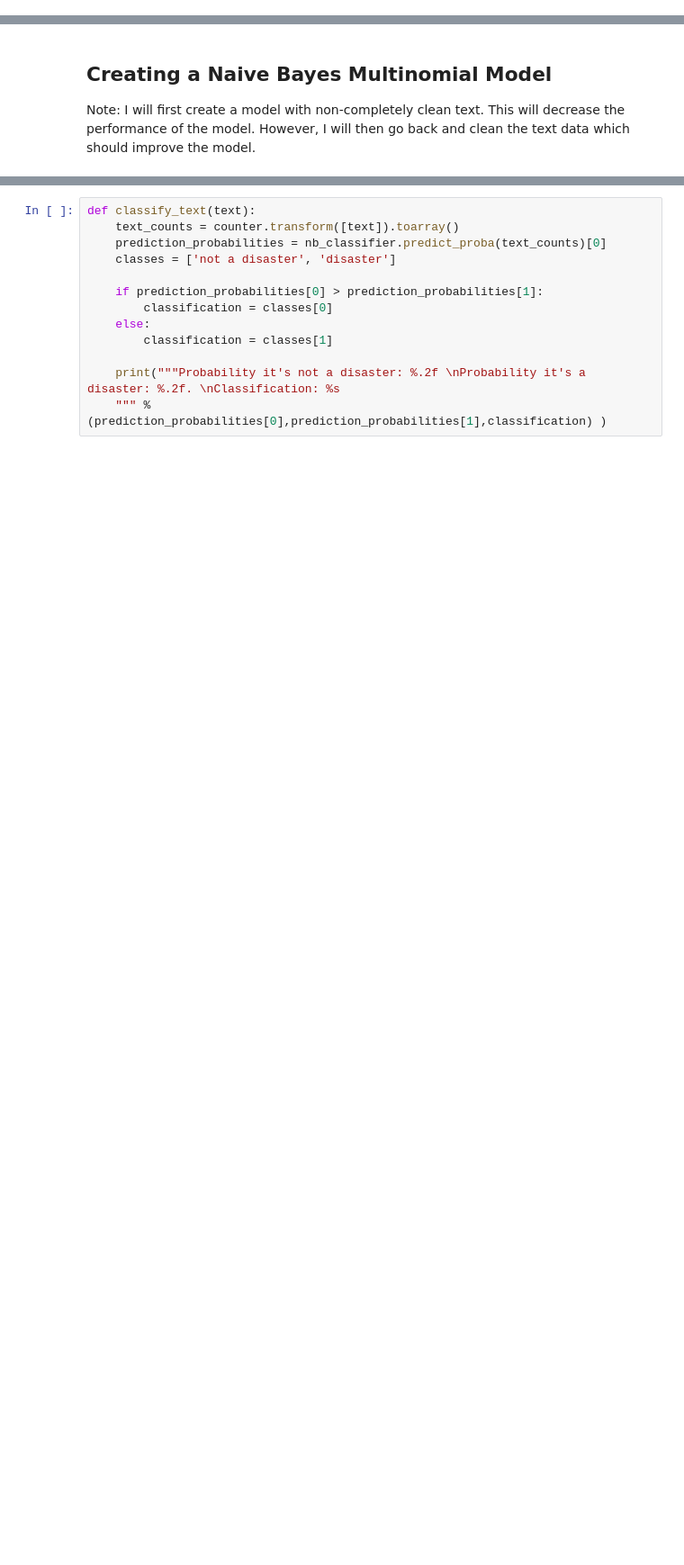
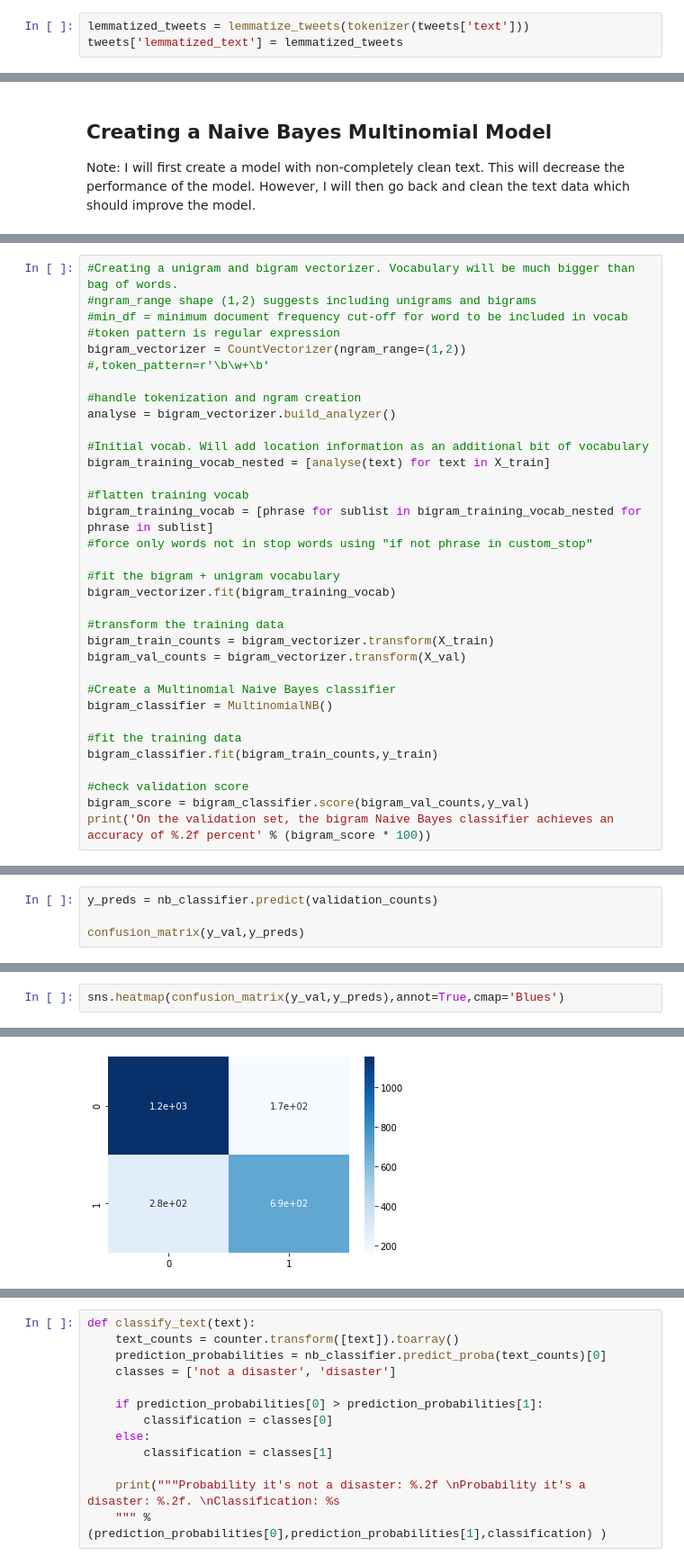
Before and after one commit to erick-hm/DisasterTweetsNLP, a Jupyter notebook: DisasterTweetsNLP_NaiveBayes.ipynb, the cells around one changed output, grey strips where cells are left out. Shown at 90% size. Saved outputs shown, nothing was run; the diff lists cells and outputs as text; blank space fills up the shorter version.

```diff
--- a/DisasterTweetsNLP_NaiveBayes.ipynb
+++ b/DisasterTweetsNLP_NaiveBayes.ipynb
@@ -374,0 +442,3 @@ True
+# %%
+lemmatized_tweets = lemmatize_tweets(tokenizer(tweets['text']))
+tweets['lemmatized_text'] = lemmatized_tweets
@@ -401,0 +528,33 @@ nd_train, nd_val, ynd_train, ynd_val = train_test_split(non_disaster_tokenized,
+# %%
+#Creating a unigram and bigram vectorizer. Vocabulary will be much bigger than bag of words.
+#ngram_range shape (1,2) suggests including unigrams and bigrams
+#min_df = minimum document frequency cut-off for word to be included in vocab
+#token pattern is regular expression
+bigram_vectorizer = CountVectorizer(ngram_range=(1,2)) #,token_pattern=r'\b\w+\b'
+
+#handle tokenization and ngram creation
+analyse = bigram_vectorizer.build_analyzer()
+
+#Initial vocab. Will add location information as an additional bit of vocabulary
+bigram_training_vocab_nested = [analyse(text) for text in X_train]
+
+#flatten training vocab
+bigram_training_vocab = [phrase for sublist in bigram_training_vocab_nested for phrase in sublist]
+#force only words not in stop words using "if not phrase in custom_stop"
+
+#fit the bigram + unigram vocabulary
+bigram_vectorizer.fit(bigram_training_vocab)
+
+#transform the training data
+bigram_train_counts = bigram_vectorizer.transform(X_train)
+bigram_val_counts = bigram_vectorizer.transform(X_val)
+
+#Create a Multinomial Naive Bayes classifier
+bigram_classifier = MultinomialNB()
+
+#fit the training data
+bigram_classifier.fit(bigram_train_counts,y_train)
+
+#check validation score
+bigram_score = bigram_classifier.score(bigram_val_counts,y_val)
+print('On the validation set, the bigram Naive Bayes classifier achieves an accuracy of %.2f percent' % (bigram_score * 100))
@@ -426,0 +588,4 @@ On the validation set, the Naive Bayes classifier achieves an accuracy of 79.78
+# %%
+y_preds = nb_classifier.predict(validation_counts)
+
+confusion_matrix(y_val,y_preds)
@@ -426,0 +595,3 @@ On the validation set, the Naive Bayes classifier achieves an accuracy of 79.78
+# %%
+sns.heatmap(confusion_matrix(y_val,y_preds),annot=True,cmap='Blues')
+# %% [output]
@@ -426,0 +599 @@ On the validation set, the Naive Bayes classifier achieves an accuracy of 79.78
+[figure, added]
```
Also changed, not shown: parts of 44 cells of this notebook.
